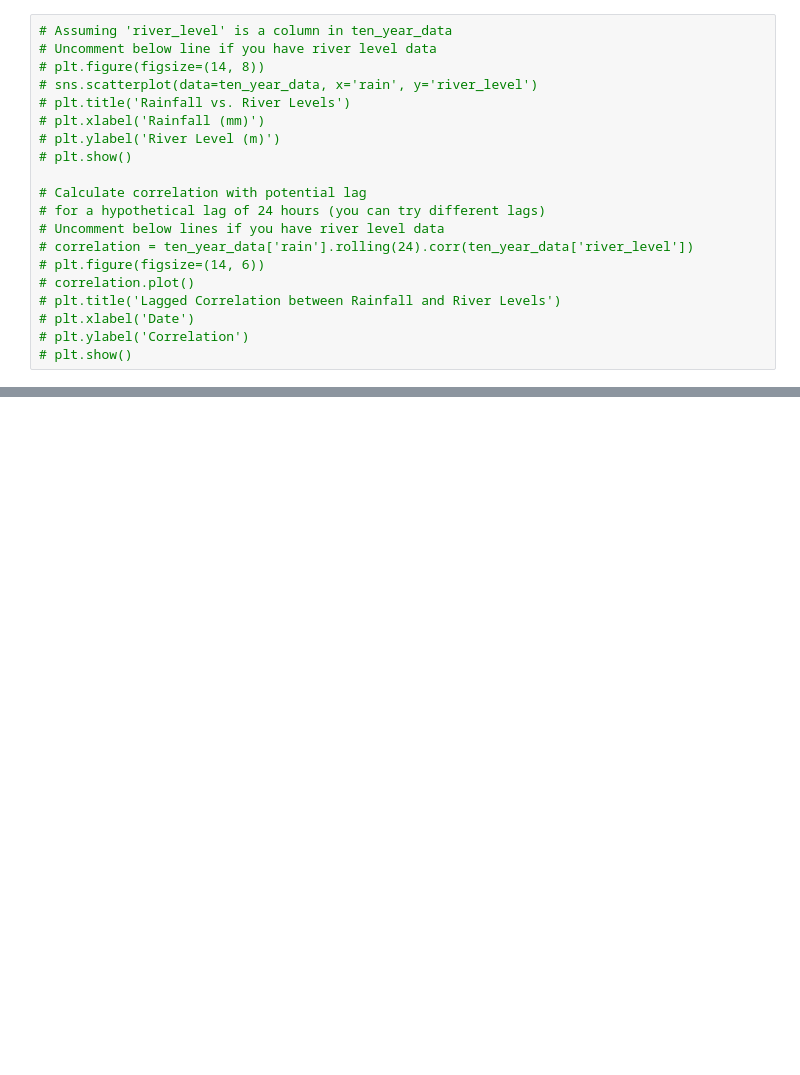
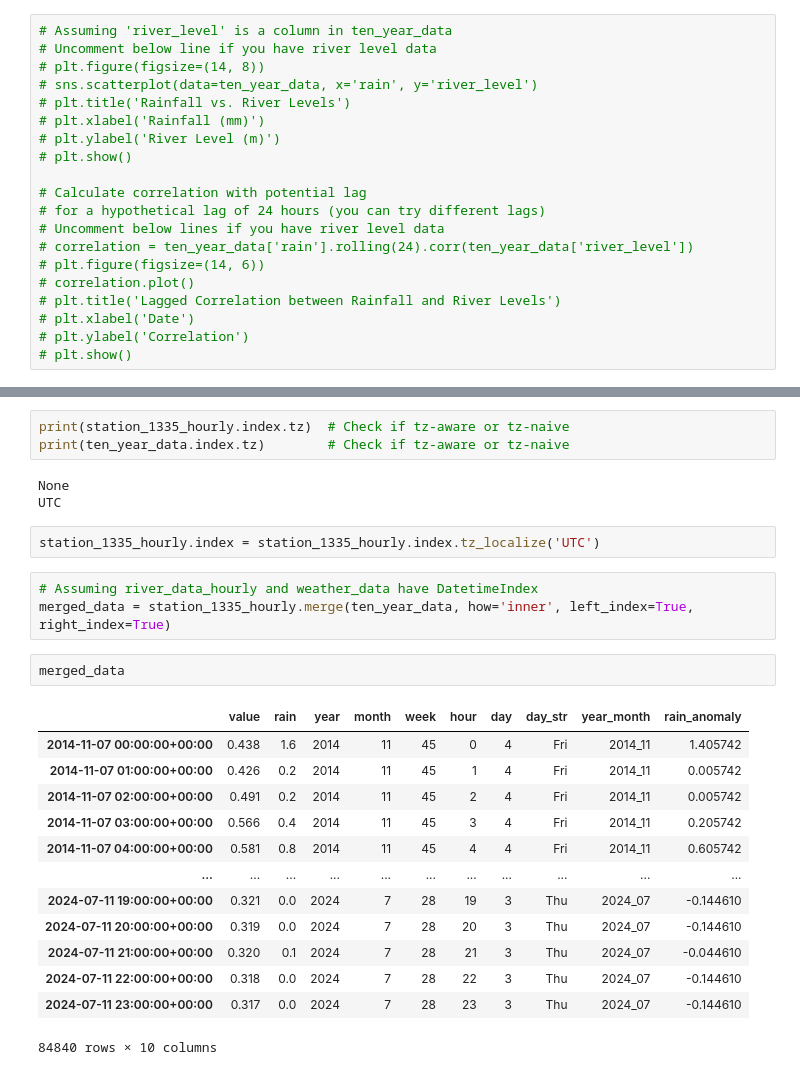
Before and after one commit to mishadcf/Flood-Prediction-Cornwall, a Jupyter notebook: notebooks/EDA.ipynb, the cells around one changed output, grey strips where cells are left out. Cells and saved outputs as stored; diff of their text form; blank space fills up the shorter version.

```diff
--- a/notebooks/EDA.ipynb
+++ b/notebooks/EDA.ipynb
@@ -993,0 +1024,27 @@ plt.show()
+# %%
+print(station_1335_hourly.index.tz)  # Check if tz-aware or tz-naive
+print(ten_year_data.index.tz)        # Check if tz-aware or tz-naive
+# %% [output]
+None
+UTC
+# %%
+station_1335_hourly.index = station_1335_hourly.index.tz_localize('UTC')
+# %%
+# Assuming river_data_hourly and weather_data have DatetimeIndex
+merged_data = station_1335_hourly.merge(ten_year_data, how='inner', left_index=True, right_index=True)
+# %%
+merged_data
+# %% [output]
+|  | value | rain | year | month | week | hour | day | day_str | year_month | rain_anomaly |
+| 2014-11-07 00:00:00+00:00 | 0.438 | 1.6 | 2014 | 11 | 45 | 0 | 4 | Fri | 2014_11 | 1.405742 |
+| 2014-11-07 01:00:00+00:00 | 0.426 | 0.2 | 2014 | 11 | 45 | 1 | 4 | Fri | 2014_11 | 0.005742 |
+| 2014-11-07 02:00:00+00:00 | 0.491 | 0.2 | 2014 | 11 | 45 | 2 | 4 | Fri | 2014_11 | 0.005742 |
+| 2014-11-07 03:00:00+00:00 | 0.566 | 0.4 | 2014 | 11 | 45 | 3 | 4 | Fri | 2014_11 | 0.205742 |
+| 2014-11-07 04:00:00+00:00 | 0.581 | 0.8 | 2014 | 11 | 45 | 4 | 4 | Fri | 2014_11 | 0.605742 |
+| ... | ... | ... | ... | ... | ... | ... | ... | ... | ... | ... |
+| 2024-07-11 19:00:00+00:00 | 0.321 | 0.0 | 2024 | 7 | 28 | 19 | 3 | Thu | 2024_07 | -0.144610 |
+| 2024-07-11 20:00:00+00:00 | 0.319 | 0.0 | 2024 | 7 | 28 | 20 | 3 | Thu | 2024_07 | -0.144610 |
+| 2024-07-11 21:00:00+00:00 | 0.320 | 0.1 | 2024 | 7 | 28 | 21 | 3 | Thu | 2024_07 | -0.044610 |
+| 2024-07-11 22:00:00+00:00 | 0.318 | 0.0 | 2024 | 7 | 28 | 22 | 3 | Thu | 2024_07 | -0.144610 |
+| 2024-07-11 23:00:00+00:00 | 0.317 | 0.0 | 2024 | 7 | 28 | 23 | 3 | Thu | 2024_07 | -0.144610 |
+84840 rows × 10 columns
```
Also changed, not shown: parts of 14 cells of this notebook.
